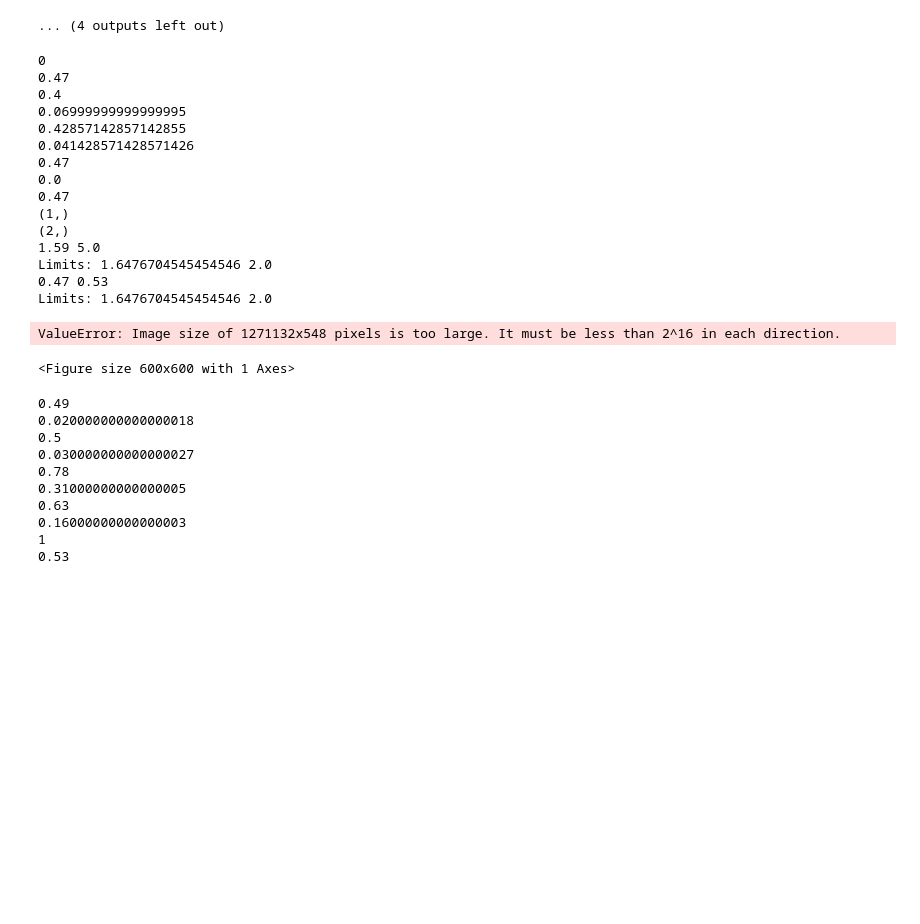
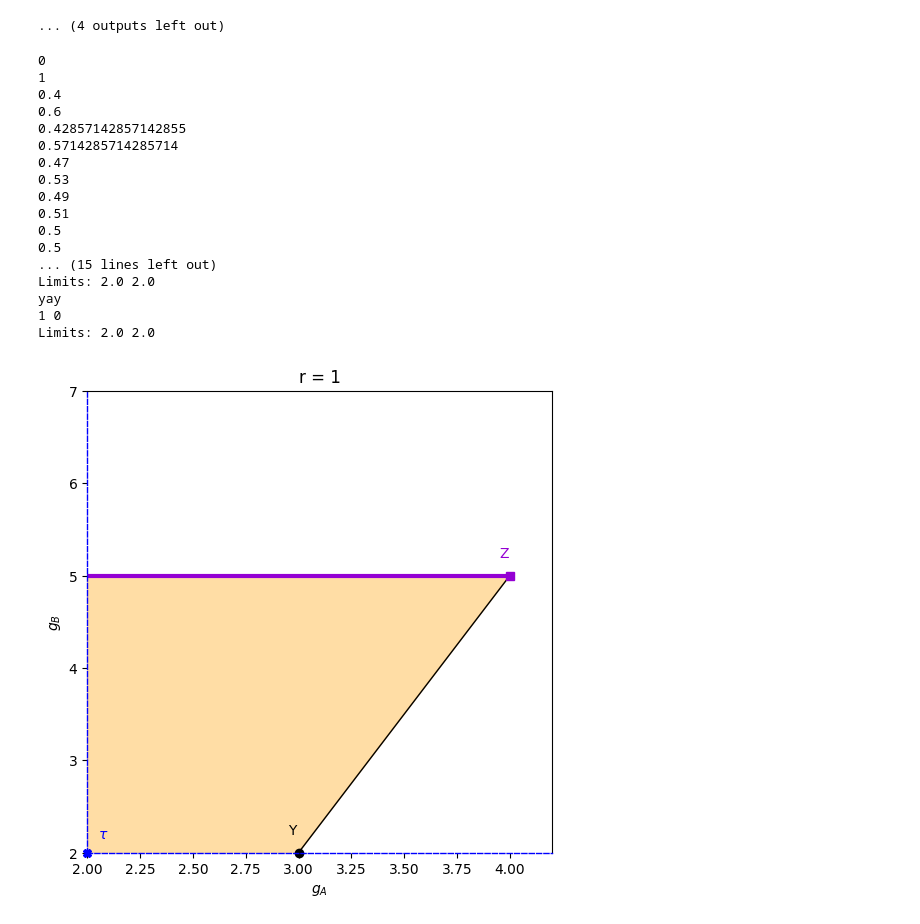
Before and after one commit to moticilla/semi_cooperative_game_coursework, a Jupyter notebook: graphing.ipynb, the cells around one changed output. Saved outputs shown, nothing was run; the diff lists cells and outputs as text; code cells hidden in the pictures; blank space fills up the shorter version.

```diff
--- a/graphing.ipynb
+++ b/graphing.ipynb
@@ -381,12 +381,12 @@ rs = [0, 0.4, 3/7, 0.47, 0.49, 0.5, 0.78, 0.63, 1]
 fp = [(0,),(0,),(0,1),(1,),(0,1,2,3),(2,),(2,), (2,), (2,)]
 fh = [(),(),(2,),(2,),(0,2,1,3),(1,3),(0,), (1,), (0,)]
 offsets = [
-    [(0,0.01), (0,0), (0,2), (200,200)],
-    [(0.02,0),(0.02,0),(0,0),(0,0)],
-    [(0.1,0),(1,0),(0.1,0),(1,0)],
-    [(0,0),(0,0),(0,0),(0,0)],
-    [(0,0),(0,0),(0,0),(0,0)],
-    [(0,0),(0,0),(0,0),(0,0)],
+    [(0,0.01), (0,-0.1), (0,2), (200,200)],
+    [(0.035,0),(0.035,0),(0,0),(0,0)],
+    [(0.055,0),(0.055,0),(0.055,0),(1,0)],
+    [(0,0),(0.04,0),(0.03,-0.1),(0,0)],
+    [(0,0),(0.06,0),(0.06,0),(0,0)],
+    [(0,0),(0.06,0),(0.06,0),(0,0)],
     [(0,0),(0,0),(0,0),(0,0)],
     [(0,0),(0,0),(0,0),(0,0)],
     [(0,0),(0,0),(0,0),(0,0)],
@@ -395,11 +395,11 @@ offsets = [
 ]
 toffsets = [
     (0,0),
-    (0,0),
-    (0,0),
-    (0,0),
-    (0,0),
-    (0,0),
+    (-0.042,0),
+    (-0.045,0),
+    (-0.042,0),
+    (-0.04,0),
+    (-0.04,0),
     (0,0),
     (0,0),
     (0,0),
@@ -408,7 +408,7 @@ toffsets = [
     (0,0),
 ]
 
-r_fix = 0.47
+r_fix = 1
 
 for r, fp, fh, offset, toffset in zip(rs, fp, fh, offsets, toffsets):
     print(r)
@@ -420,55 +420,46 @@ for r, fp, fh, offset, toffset in zip(rs, fp, fh, offsets, toffsets):
     xmax = 5
     ymax = 7
     print(r)
     print(fp)
     print(fh)
     plt.xlim(left=threat_point(r)[0], right=100000) # Pain; to prevent reversing axis
     plt.ylim(threat_point(r)[1], ymax)
     frontier_graph_bargaining_set(plt, r, fp, fh, offset)
     graph_threat_point(plt,r,xmax,ymax,False,toffset)
     plt.autoscale(axis='x')
     plt.xlim(left=threat_point(r)[0])
     #plt.show()
 
     # Can't do annotations until I know size, and can't get size until I've plotted everything.
 
 
 
 
     ax.spines['bottom'].set_color('blue')
     ax.spines['left'].set_color('blue')
     ax.spines['bottom'].set_linestyle('dashed')
     ax.spines['left'].set_linestyle('dashed')
     ax.spines['bottom'].set_linewidth(1)
     ax.spines['left'].set_linewidth(1)
 
     plt.savefig(f'graphics/frontier_graph_threat_zoom_{round(r,3)}.svg', format='svg', dpi=1200)
     plt.show()
 # %% [output]
 0
+1
+0.4
+0.6
+0.42857142857142855
+0.5714285714285714
 0.47
-0.4
-0.06999999999999995
-0.42857142857142855
-0.041428571428571426
-0.47
-0.0
-0.47
-(1,)
-(2,)
-1.59 5.0
-Limits: 1.6476704545454546 2.0
-0.47 0.53
-Limits: 1.6476704545454546 2.0
+0.53
+0.49
+0.51
+0.5
+0.5
+... (15 lines left out)
+Limits: 2.0 2.0
+yay
+1 0
+Limits: 2.0 2.0
-ValueError: Image size of 1271132x548 pixels is too large. It must be less than 2^16 in each direction.
-<Figure size 600x600 with 1 Axes>
-0.49
-0.020000000000000018
-0.5
-0.030000000000000027
-0.78
-0.31000000000000005
-0.63
-0.16000000000000003
-1
-0.53
+[figure, added]
```
Also changed, not shown: parts of 5 cells of this notebook, 23 other files.
